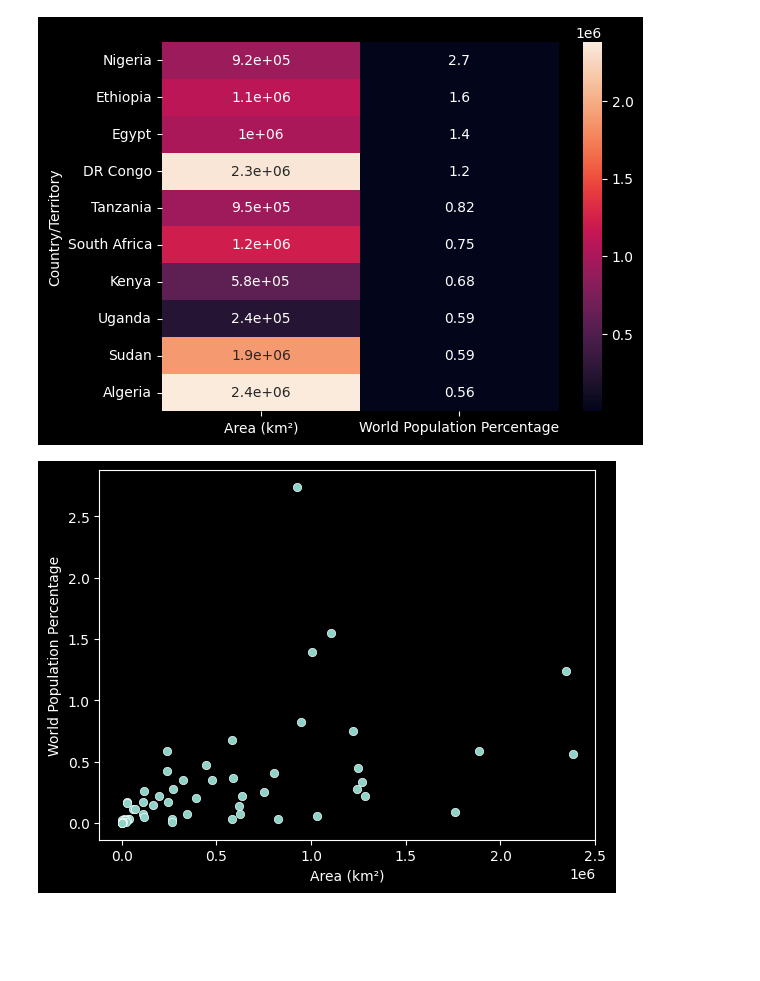
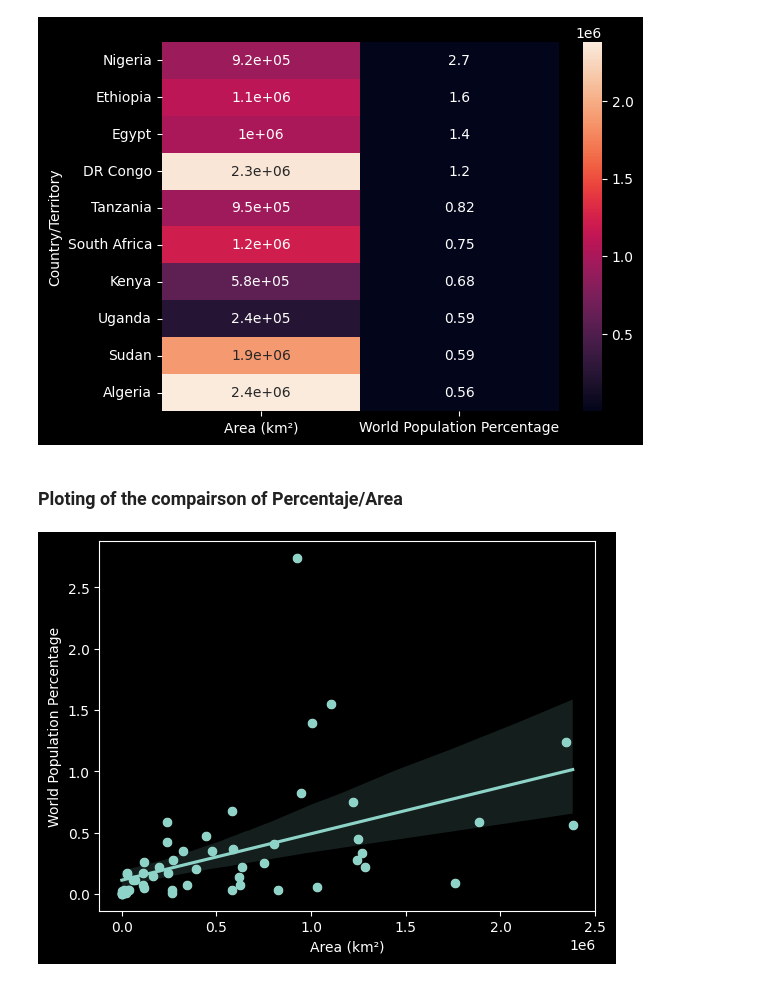
Before and after one commit to PablomxH/Population-Data-Analysis-Using-Python, a Jupyter notebook: analysis.ipynb, the cells around one changed output. Saved outputs shown, nothing was run; the diff lists cells and outputs as text; code cells hidden in the pictures; blank space fills up the shorter version.

```diff
--- a/analysis.ipynb
+++ b/analysis.ipynb
@@ -313,8 +357,13 @@ sns.heatmap(a.head(10),annot=True)
 plt.show()
 # %% [output]
 [figure]
+# %% [markdown]
+### Ploting of the compairson of Percentaje/Area
 # %%
-sns.scatterplot(data=a,x='Area (km²)',y='World Population Percentage')
+x = a['Area (km²)']
+y = a['World Population Percentage']
+sns.scatterplot(x=x,y=y)
+sns.regplot(x=x,y=y)
 plt.show()
 # %% [output]
-[figure, old version]
+[figure, new version]
```
Also changed, not shown: parts of 21 cells of this notebook.
